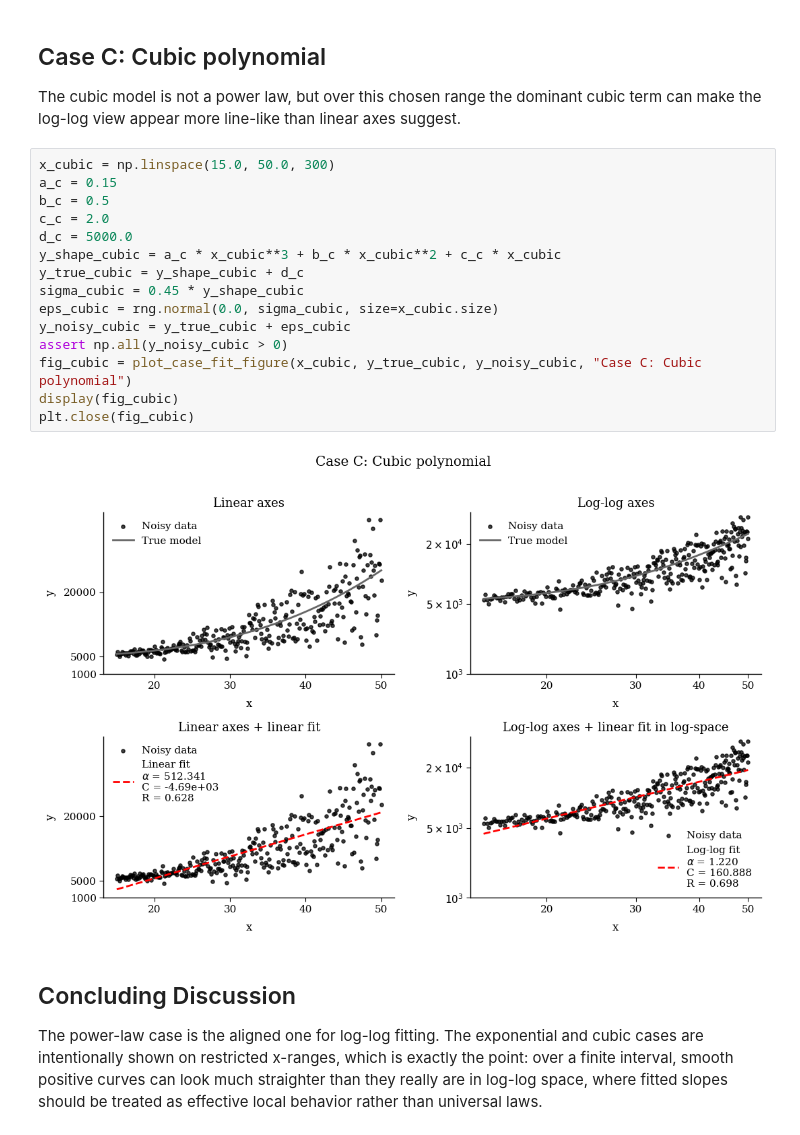
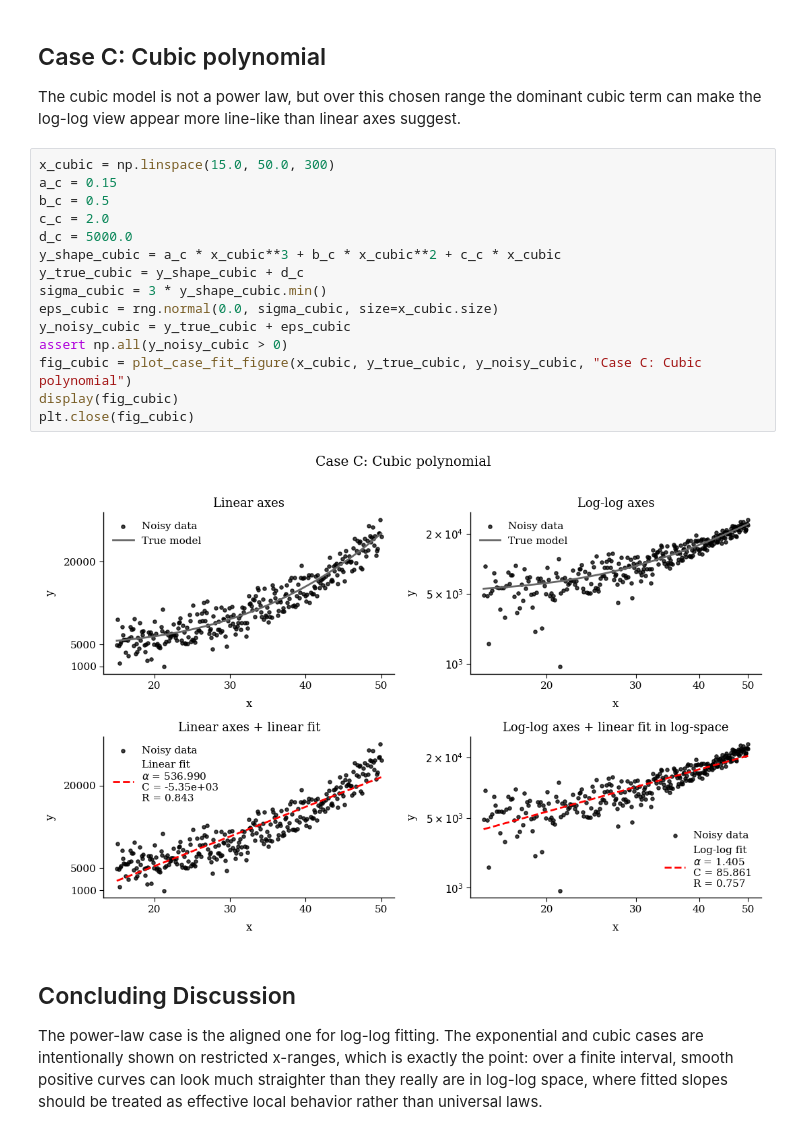
Before and after one commit to borgesf/everyLogIsLine, a Jupyter notebook: notebooks/loglog_linearity.ipynb, the cells around one changed output. Drawn from its saved outputs; the diff is of its cells as text.

Commit message:
updating plots

```diff
--- a/notebooks/loglog_linearity.ipynb
+++ b/notebooks/loglog_linearity.ipynb
@@ -270,20 +270,20 @@ The cubic model is not a power law, but over this chosen range the dominant cubi
 # %%
 x_cubic = np.linspace(15.0, 50.0, 300)
 a_c = 0.15
 b_c = 0.5
 c_c = 2.0
 d_c = 5000.0
 y_shape_cubic = a_c * x_cubic**3 + b_c * x_cubic**2 + c_c * x_cubic
 y_true_cubic = y_shape_cubic + d_c
-sigma_cubic = 0.45 * y_shape_cubic
+sigma_cubic = 3 * y_shape_cubic.min()
 eps_cubic = rng.normal(0.0, sigma_cubic, size=x_cubic.size)
 y_noisy_cubic = y_true_cubic + eps_cubic
 assert np.all(y_noisy_cubic > 0)
 fig_cubic = plot_case_fit_figure(x_cubic, y_true_cubic, y_noisy_cubic, "Case C: Cubic polynomial")
 display(fig_cubic)
 plt.close(fig_cubic)
 # %% [output]
-[figure, old version]
+[figure, new version]
 # %% [markdown]
 ## Concluding Discussion
 
```
Also changed, not shown: parts of 2 cells of this notebook, 3 other files.
